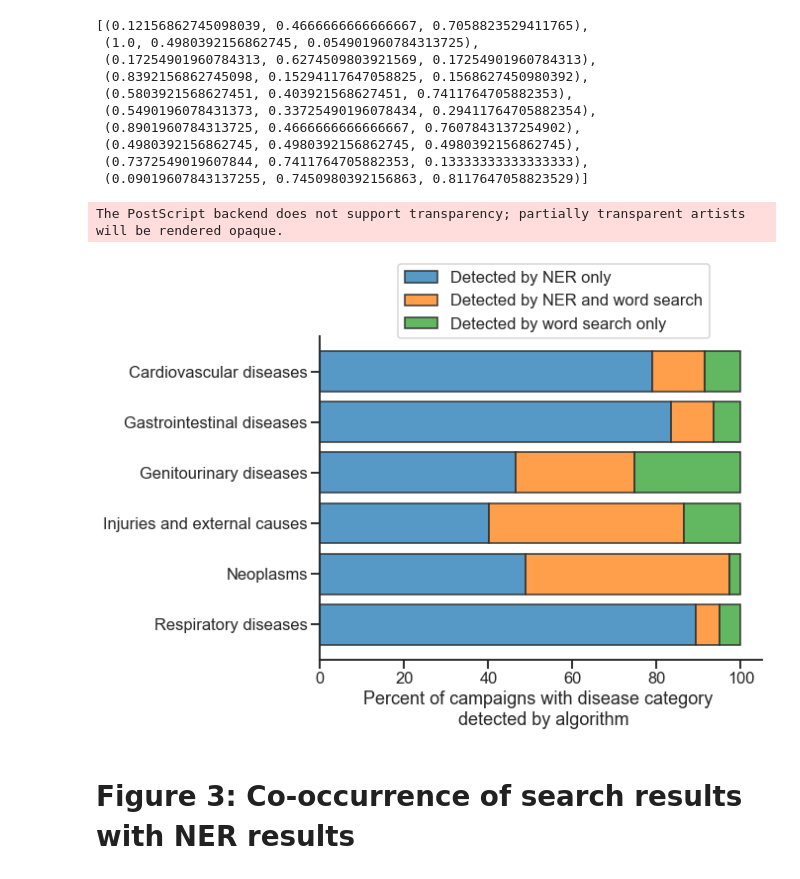
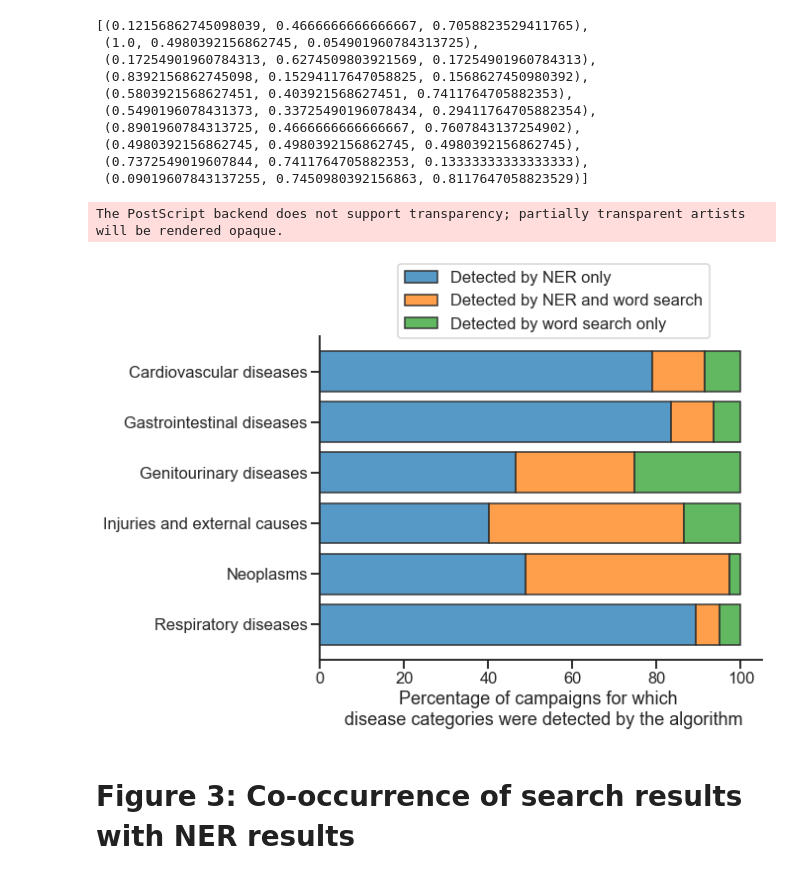
Before and after one commit to sdoerstling/medical_crowdfunding, a Jupyter notebook: code/10-evaluation_and_analysis.ipynb, the cells around one changed output. Drawn from its saved outputs; the diff is of its cells as text; code cells hidden in the pictures.

```diff
--- a/code/10-evaluation_and_analysis.ipynb
+++ b/code/10-evaluation_and_analysis.ipynb
@@ -1014,34 +1059,36 @@ sns.color_palette('tab10')
 # %%
 sns.set(style='ticks')
 sns.set_context('talk', font_scale=1)
 plt.figure(figsize=(8, 6))
 
 #pal = {'Detected by NER model and word search':sns.color_palette('Blues')[1],'Detected by word search only':sns.color_palette('Blues')[5]}
 
 pal = {'Detected by NER and word search':sns.color_palette('tab10')[1],
        'Detected by word search only':sns.color_palette('tab10')[2],
       'Detected by NER only':sns.color_palette('tab10')[0]}
 
 ax = sns.histplot(base_merge_ct,
                   y='disease_category',
                   hue='sum',
                   weights='value',
                   multiple='stack',
                   shrink=0.8,
                   edgecolor=".2", linewidth=1.5, palette=pal, legend=False)
 
 
 plt.legend(labels = ['Detected by NER only', 'Detected by NER and word search','Detected by word search only'], bbox_to_anchor=(0.9,1.25))
 
 ax.set_ylabel(None)
-ax.set_xlabel('Percent of campaigns with disease category \n detected by algorithm')
+#ax.set_xlabel('Percent of campaigns with disease category \n detected by algorithm')
+ax.set_xlabel('Percentage of campaigns for which \n disease categories were detected by the algorithm')
 
 sns.despine()
 
-plt.savefig("../manuscripts/1 - METHODS/v6 - JMIR reviews/figure_2.eps", bbox_inches='tight')
+#plt.savefig("../manuscripts/1 - METHODS/v6 - JMIR reviews/figure_2.eps", bbox_inches='tight')
+plt.savefig("../manuscripts/1 - METHODS/v6 - JMIR reviews/JMIR_copyediting/figure_2.eps", bbox_inches='tight')
 # %% [output]
 The PostScript backend does not support transparency; partially transparent artists will be rendered opaque.
-[figure, old version]
+[figure, new version]
 # %% [markdown]
 # Figure 3: Co-occurrence of search results with NER results
 # %%
```
Also changed, not shown: parts of 15 cells of this notebook, 1 other file.
